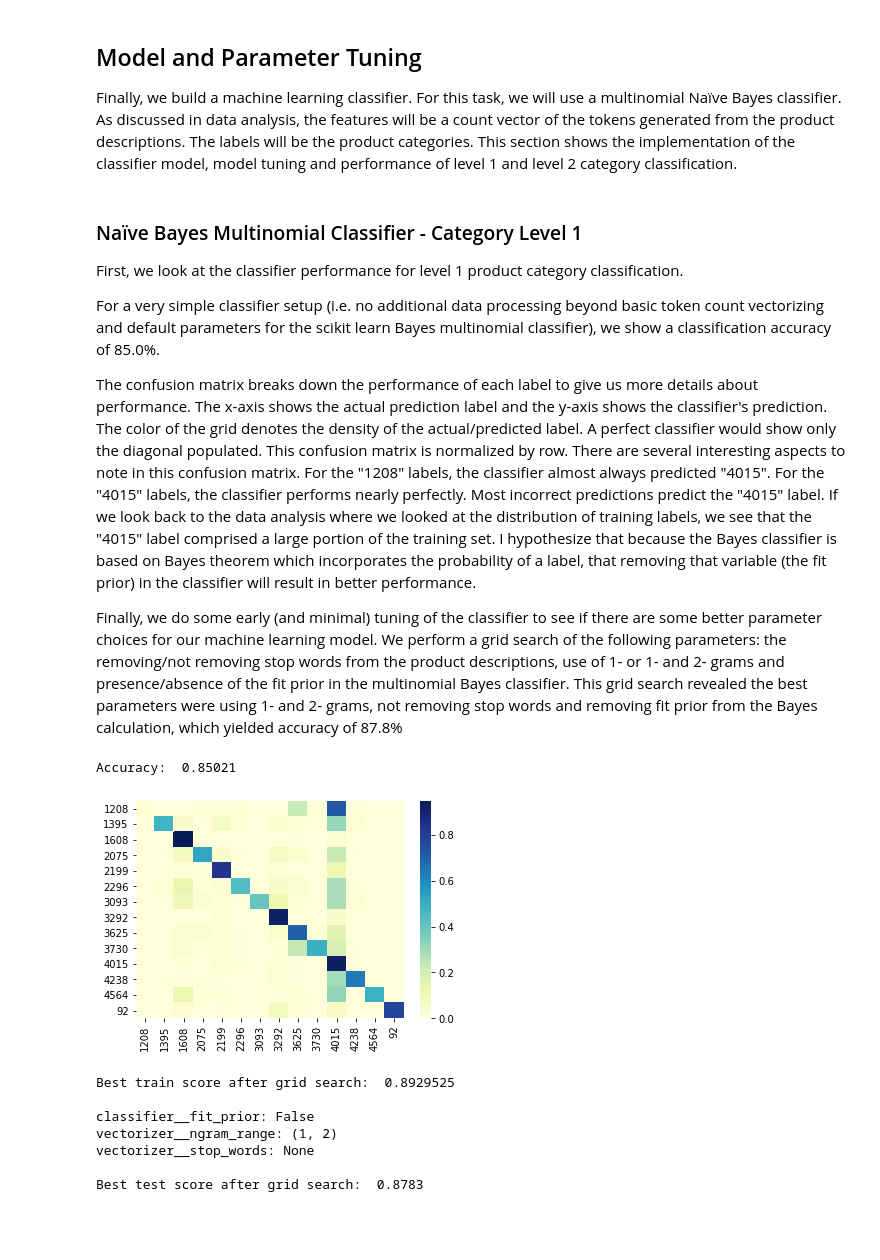
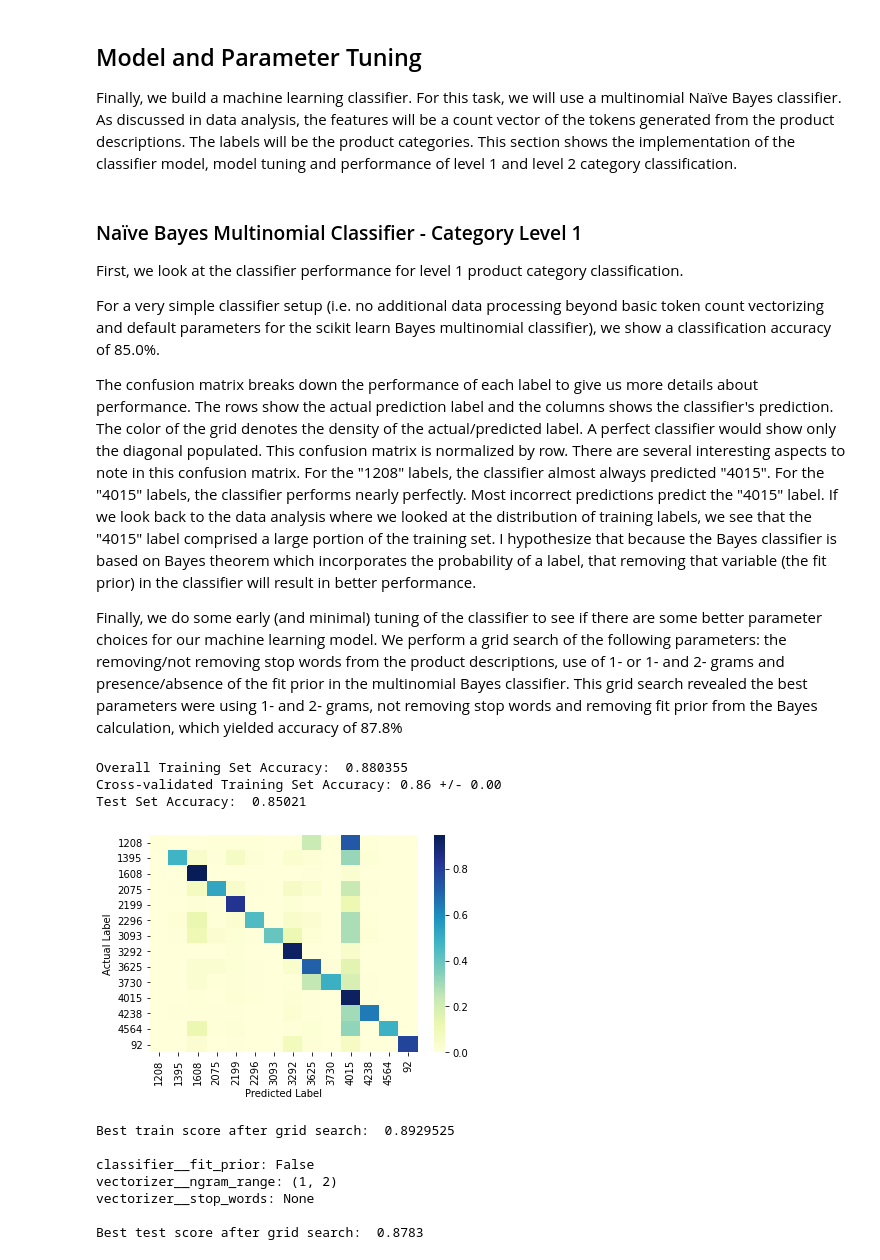
Before and after one commit to amrdixon/text_classification, a Jupyter notebook: Census Bureau Interview Assignment - Text Classification.ipynb, the cells around one changed output. Saved outputs shown, nothing was run; the diff lists cells and outputs as text; code cells hidden in the pictures; blank space fills up the shorter version.

Commit message:
Fixed metric and confusion matrix explanations.

```diff
--- a/Census Bureau Interview Assignment - Text Classification.ipynb
+++ b/Census Bureau Interview Assignment - Text Classification.ipynb
@@ -325,14 +326,21 @@ Other performance metrics should be considered depending on system design intent
 # %%
 #test for accuracy
-def display_performance(classifier, test_x, test_y):
+def display_performance(classifier, test_x, test_y, train_x=[], train_y=[]):
     """
     Prints accuracy and confusion matrix for specified classifier and test set.
     Displays the confusion matrix.
 
     """
+
+    if (train_x.shape[0]>0) & (train_y.shape[0]>0):
+        train_accuracy = classifier.score(train_x, train_y)
+        print('Overall Training Set Accuracy: ', train_accuracy)
+        cv_scores = cross_val_score(classifier, train_x, train_y, cv=5)
+        print('Cross-validated Training Set Accuracy: {:.2f} +/- {:.2f}'.format(np.mean(cv_scores), np.std(cv_scores)))
+
     accuracy = classifier.score(test_x, test_y)
 
-    print('Accuracy: ', accuracy)
+    print('Test Set Accuracy: ', accuracy)
 
     predictions = classifier.predict(test_x)
     num_labels = len(classifier.classes_)
@@ -347,6 +355,9 @@ def display_performance(classifier, test_x, test_y):
         cf_matrix_norm = normalize(cf_matrix, axis=1, norm='l1')
 
     sns.heatmap(cf_matrix_norm, xticklabels=labels, yticklabels=labels, cmap="YlGnBu")
+    plt.ylabel('Actual Label')
+    plt.xlabel('Predicted Label')
+    plt.show()
 # %% [markdown]
 ## Model and Parameter Tuning
 
@@ -358,19 +369,24 @@ First, we look at the classifier performance for level 1 product category classi
 
 For a very simple classifier setup (i.e. no additional data processing beyond basic token count vectorizing and default parameters for the scikit learn Bayes multinomial classifier), we show a classification accuracy of 85.0%.
 
-The confusion matrix breaks down the performance of each label to give us more details about performance. The x-axis shows the actual prediction label and the y-axis shows the classifier's prediction. The color of the grid denotes the density of the actual/predicted label. A perfect classifier would show only the diagonal populated. This confusion matrix is normalized by row. There are several interesting aspects to note in this confusion matrix. For the "1208" labels, the classifier almost always predicted "4015". For the "4015" labels, the classifier performs nearly perfectly. Most incorrect predictions predict the "4015" label. If we look back to the data analysis where we looked at the distribution of training labels, we see that the "4015" label comprised a large portion of the training set. I hypothesize that because the Bayes classifier is based on Bayes theorem which incorporates the probability of a label, that removing that variable (the fit prior) in the classifier will result in better performance.
+The confusion matrix breaks down the performance of each label to give us more details about performance. The rows show the actual prediction label and the columns shows the classifier's prediction. The color of the grid denotes the density of the actual/predicted label. A perfect classifier would show only the diagonal populated. This confusion matrix is normalized by row. There are several interesting aspects to note in this confusion matrix. For the "1208" labels, the classifier almost always predicted "4015". For the "4015" labels, the classifier performs nearly perfectly. Most incorrect predictions predict the "4015" label. If we look back to the data analysis where we looked at the distribution of training labels, we see that the "4015" label comprised a large portion of the training set. I hypothesize that because the Bayes classifier is based on Bayes theorem which incorporates the probability of a label, that removing that variable (the fit prior) in the classifier will result in better performance.
 
 Finally, we do some early (and minimal) tuning of the classifier to see if there are some better parameter choices for our machine learning model. We perform a grid search of the following parameters: the removing/not removing stop words from the product descriptions, use of 1- or 1- and 2- grams and presence/absence of the fit prior in the multinomial Bayes classifier. This grid search revealed the best parameters were using 1- and 2- grams, not removing stop words and removing fit prior from the Bayes calculation, which yielded accuracy of 87.8%
 # %%
 #setting up a pipeline to ease parameter tuning later
 bayes_pipeline = Pipeline([
     ('vectorizer', CountVectorizer()),
     ('classifier', MultinomialNB(),)])
 bayes_pipeline.fit(train_data['description'], train_data['cat_1'])
-display_performance(bayes_pipeline.named_steps['classifier'], bayes_pipeline.named_steps['vectorizer'].transform(test_data['description']), test_data['cat_1'])
+display_performance(bayes_pipeline.named_steps['classifier'],
+                    bayes_pipeline.named_steps['vectorizer'].transform(test_data['description']), test_data['cat_1'],
+                    bayes_pipeline.named_steps['vectorizer'].transform(train_data['description']), train_data['cat_1']
+                   )
 # %% [output]
-Accuracy:  0.85021
+Overall Training Set Accuracy:  0.880355
+Cross-validated Training Set Accuracy: 0.86 +/- 0.00
+Test Set Accuracy:  0.85021
-[figure, old version]
+[figure, new version]
 # %%
 #grid search on a few different parameters we can tune
 params = {'vectorizer__ngram_range': [(1, 1), (1, 2)],
```
Also changed, not shown: parts of 6 cells of this notebook.
